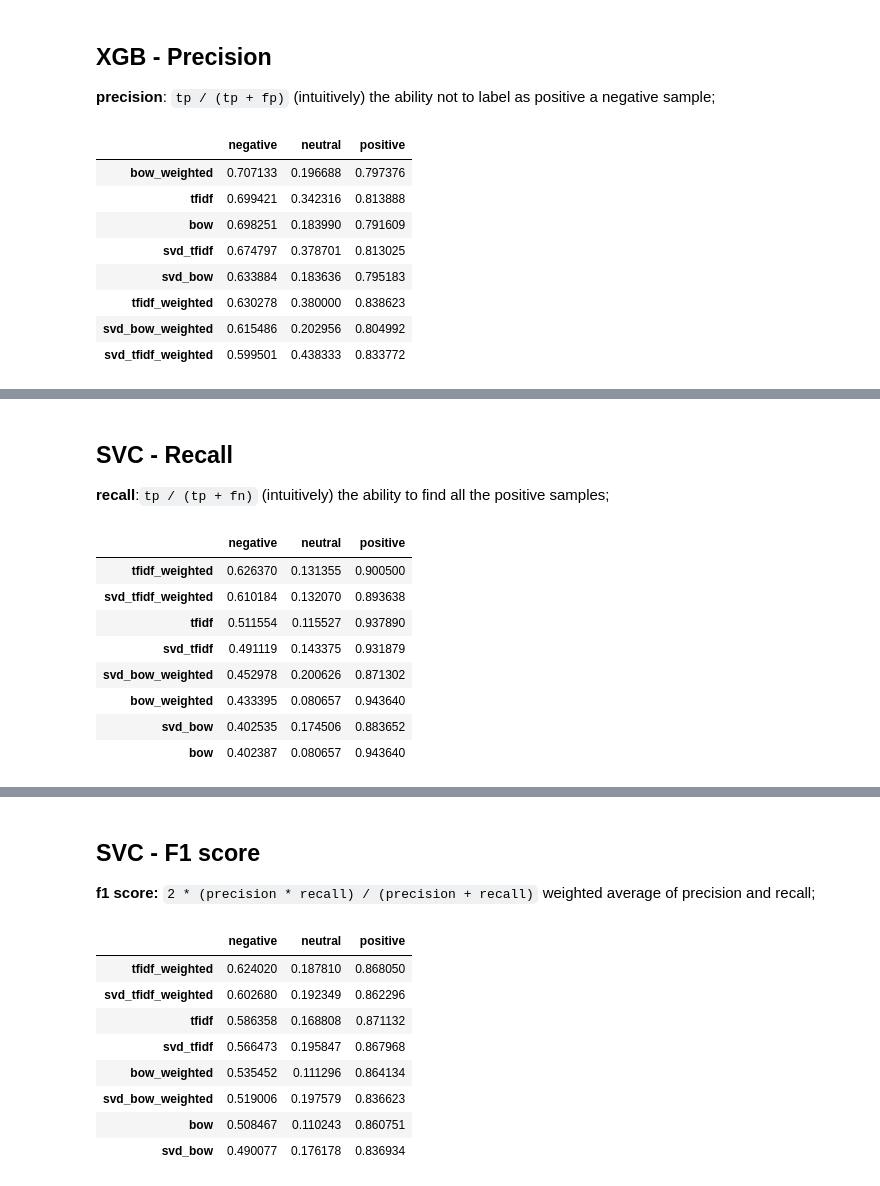
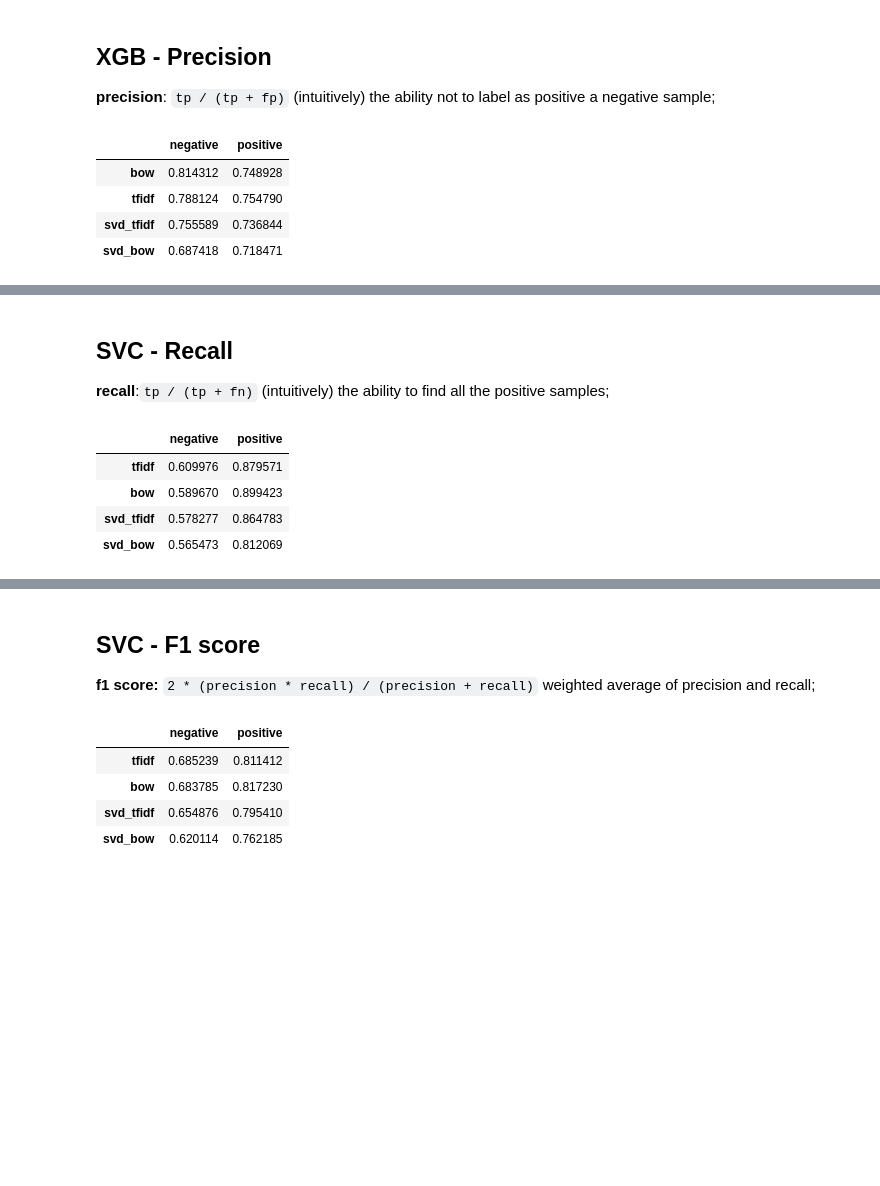
Before and after one commit to eduartheinen/foursquare-tips, a Jupyter notebook: foursquare_tips_scenario2.ipynb, the cells around one changed output, grey strips where cells are left out. Saved outputs shown, nothing was run; the diff lists cells and outputs as text; code cells hidden in the pictures; blank space fills up the shorter version.

````diff
--- a/foursquare_tips_scenario2.ipynb
+++ b/foursquare_tips_scenario2.ipynb
@@ -612,18 +613,14 @@ fig1.show()
 **precision**: ```tp / (tp + fp)``` (intuitively) the ability not to label as positive a negative sample;
 # %%
 #@title
-features = ['bow', 'svd_bow', 'tfidf', 'svd_tfidf', 'bow_weighted', 'svd_bow_weighted', 'tfidf_weighted', 'svd_tfidf_weighted']
-pd.DataFrame(mean_precision, columns=['negative', 'neutral', 'positive'], index=features).sort_values(by='negative', ascending=False)
+features = ['bow', 'svd_bow', 'tfidf', 'svd_tfidf']
+pd.DataFrame(mean_precision, columns=['negative', 'positive'], index=features).sort_values(by='negative', ascending=False)
 # %% [output]
-|  | negative | neutral | positive |
-| bow_weighted | 0.707133 | 0.196688 | 0.797376 |
-| tfidf | 0.699421 | 0.342316 | 0.813888 |
-| bow | 0.698251 | 0.183990 | 0.791609 |
-| svd_tfidf | 0.674797 | 0.378701 | 0.813025 |
-| svd_bow | 0.633884 | 0.183636 | 0.795183 |
-| tfidf_weighted | 0.630278 | 0.380000 | 0.838623 |
-| svd_bow_weighted | 0.615486 | 0.202956 | 0.804992 |
-| svd_tfidf_weighted | 0.599501 | 0.438333 | 0.833772 |
+|  | negative | positive |
+| bow | 0.814312 | 0.748928 |
+| tfidf | 0.788124 | 0.754790 |
+| svd_tfidf | 0.755589 | 0.736844 |
+| svd_bow | 0.687418 | 0.718471 |
 # %%
 #@title
 fig2.show()
@@ -634,18 +631,14 @@ fig2.show()
 **recall**:```tp / (tp + fn)``` (intuitively) the ability to find all the positive samples;
 # %%
 #@title
-features = ['bow', 'svd_bow', 'tfidf', 'svd_tfidf', 'bow_weighted', 'svd_bow_weighted', 'tfidf_weighted', 'svd_tfidf_weighted']
-pd.DataFrame(mean_recall, columns=['negative', 'neutral', 'positive'], index=features).sort_values(by='negative', ascending=False)
+features = ['bow', 'svd_bow', 'tfidf', 'svd_tfidf']
+pd.DataFrame(mean_recall, columns=['negative', 'positive'], index=features).sort_values(by='negative', ascending=False)
 # %% [output]
-|  | negative | neutral | positive |
-| tfidf_weighted | 0.626370 | 0.131355 | 0.900500 |
-| svd_tfidf_weighted | 0.610184 | 0.132070 | 0.893638 |
-| tfidf | 0.511554 | 0.115527 | 0.937890 |
-| svd_tfidf | 0.491119 | 0.143375 | 0.931879 |
-| svd_bow_weighted | 0.452978 | 0.200626 | 0.871302 |
-| bow_weighted | 0.433395 | 0.080657 | 0.943640 |
-| svd_bow | 0.402535 | 0.174506 | 0.883652 |
-| bow | 0.402387 | 0.080657 | 0.943640 |
+|  | negative | positive |
+| tfidf | 0.609976 | 0.879571 |
+| bow | 0.589670 | 0.899423 |
+| svd_tfidf | 0.578277 | 0.864783 |
+| svd_bow | 0.565473 | 0.812069 |
 # %%
 #@title
 fig3.show()
@@ -656,18 +649,14 @@ fig3.show()
 **f1 score:** ```2 * (precision * recall) / (precision + recall)``` weighted average of precision and recall;
 # %%
 #@title
-features = ['bow', 'svd_bow', 'tfidf', 'svd_tfidf', 'bow_weighted', 'svd_bow_weighted', 'tfidf_weighted', 'svd_tfidf_weighted']
-pd.DataFrame(mean_f1, columns=['negative', 'neutral', 'positive'], index=features).sort_values(by='negative', ascending=False)
+features = ['bow', 'svd_bow', 'tfidf', 'svd_tfidf']
+pd.DataFrame(mean_f1, columns=['negative', 'positive'], index=features).sort_values(by='negative', ascending=False)
 # %% [output]
-|  | negative | neutral | positive |
-| tfidf_weighted | 0.624020 | 0.187810 | 0.868050 |
-| svd_tfidf_weighted | 0.602680 | 0.192349 | 0.862296 |
-| tfidf | 0.586358 | 0.168808 | 0.871132 |
-| svd_tfidf | 0.566473 | 0.195847 | 0.867968 |
-| bow_weighted | 0.535452 | 0.111296 | 0.864134 |
-| svd_bow_weighted | 0.519006 | 0.197579 | 0.836623 |
-| bow | 0.508467 | 0.110243 | 0.860751 |
-| svd_bow | 0.490077 | 0.176178 | 0.836934 |
+|  | negative | positive |
+| tfidf | 0.685239 | 0.811412 |
+| bow | 0.683785 | 0.817230 |
+| svd_tfidf | 0.654876 | 0.795410 |
+| svd_bow | 0.620114 | 0.762185 |
 # %%
 #@title
 fig4.show()
````
Also changed, not shown: parts of 9 cells of this notebook.
